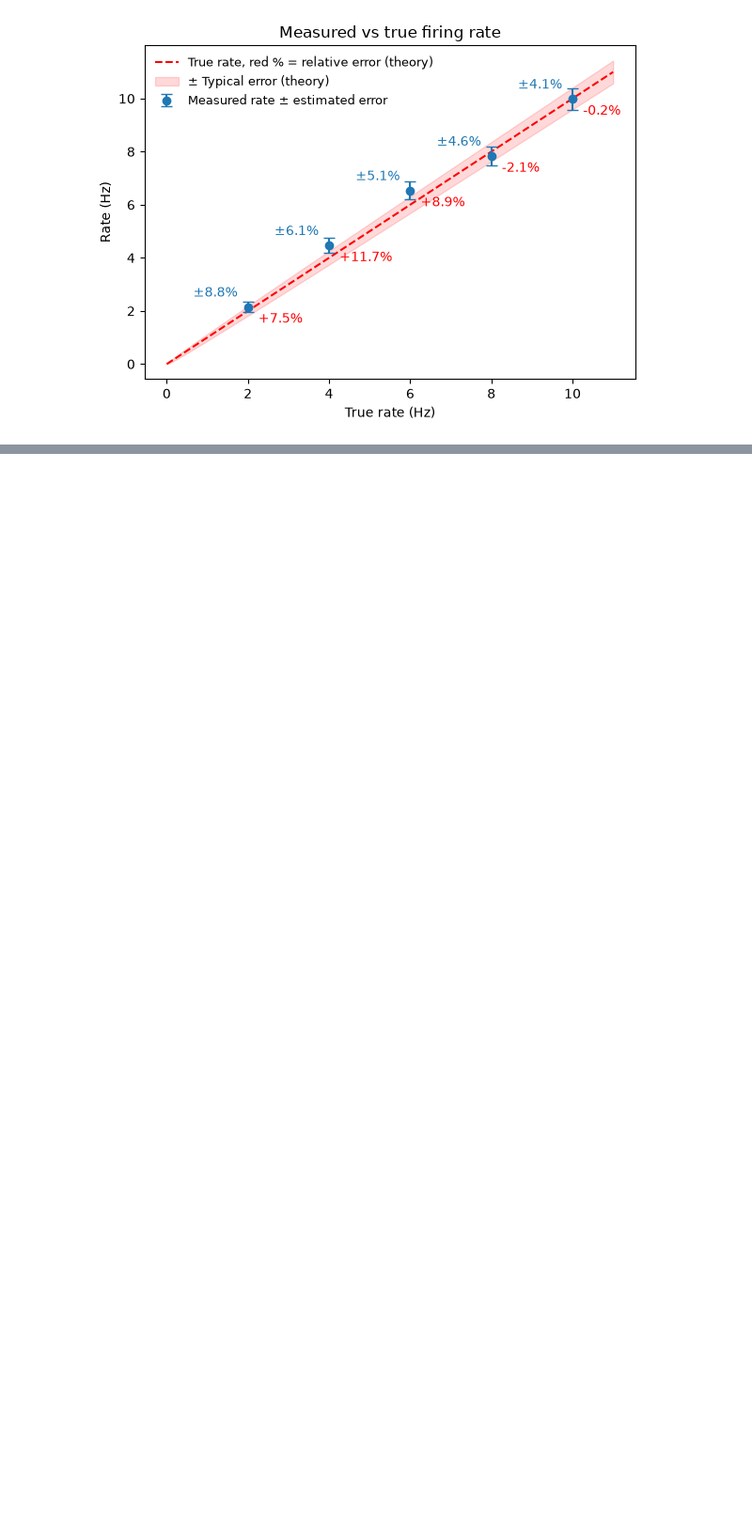
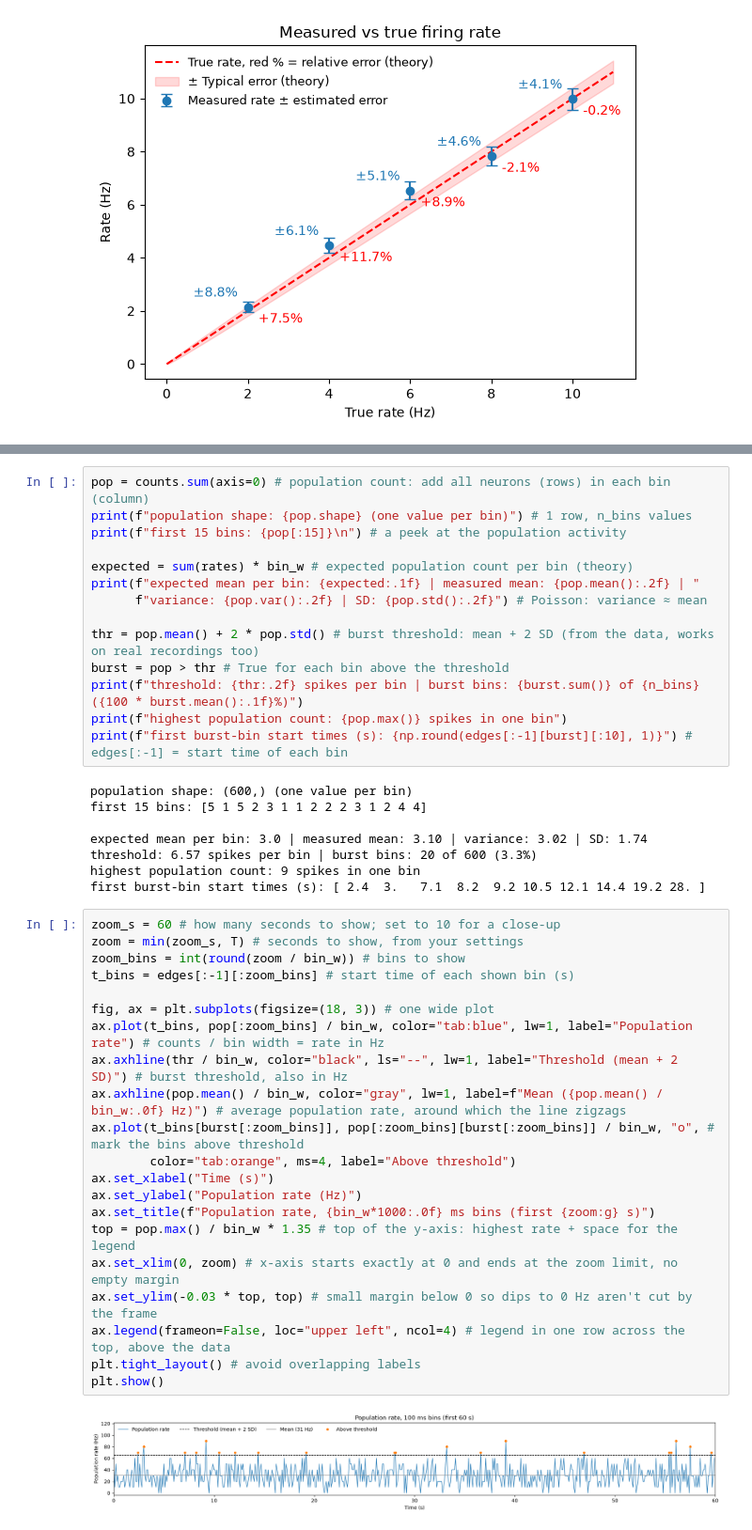
Before and after one commit to abalderasmaza/neuro-ml, a Jupyter notebook: notebooks/01_spike_stats.ipynb, the cells around one changed output, grey strips where cells are left out. Shown at 94% size. Cells and saved outputs as stored; diff of their text form; blank space fills up the shorter version.

```diff
--- a/notebooks/01_spike_stats.ipynb
+++ b/notebooks/01_spike_stats.ipynb
@@ -159,0 +320,45 @@ plt.show()
+# %%
+pop = counts.sum(axis=0) # population count: add all neurons (rows) in each bin (column)
+print(f"population shape: {pop.shape} (one value per bin)") # 1 row, n_bins values
+print(f"first 15 bins: {pop[:15]}\n") # a peek at the population activity
+
+expected = sum(rates) * bin_w # expected population count per bin (theory)
+print(f"expected mean per bin: {expected:.1f} | measured mean: {pop.mean():.2f} | "
+      f"variance: {pop.var():.2f} | SD: {pop.std():.2f}") # Poisson: variance ≈ mean
+
+thr = pop.mean() + 2 * pop.std() # burst threshold: mean + 2 SD (from the data, works on real recordings too)
+burst = pop > thr # True for each bin above the threshold
+print(f"threshold: {thr:.2f} spikes per bin | burst bins: {burst.sum()} of {n_bins} ({100 * burst.mean():.1f}%)")
+print(f"highest population count: {pop.max()} spikes in one bin")
+print(f"first burst-bin start times (s): {np.round(edges[:-1][burst][:10], 1)}") # edges[:-1] = start time of each bin
+# %% [output]
+population shape: (600,) (one value per bin)
+first 15 bins: [5 1 5 2 3 1 1 2 2 2 3 1 2 4 4]
+
+expected mean per bin: 3.0 | measured mean: 3.10 | variance: 3.02 | SD: 1.74
+threshold: 6.57 spikes per bin | burst bins: 20 of 600 (3.3%)
+highest population count: 9 spikes in one bin
+first burst-bin start times (s): [ 2.4  3.   7.1  8.2  9.2 10.5 12.1 14.4 19.2 28. ]
+# %%
+zoom_s = 60 # how many seconds to show; set to 10 for a close-up
+zoom = min(zoom_s, T) # seconds to show, from your settings
+zoom_bins = int(round(zoom / bin_w)) # bins to show
+t_bins = edges[:-1][:zoom_bins] # start time of each shown bin (s)
+
+fig, ax = plt.subplots(figsize=(18, 3)) # one wide plot
+ax.plot(t_bins, pop[:zoom_bins] / bin_w, color="tab:blue", lw=1, label="Population rate") # counts / bin width = rate in Hz
+ax.axhline(thr / bin_w, color="black", ls="--", lw=1, label="Threshold (mean + 2 SD)") # burst threshold, also in Hz
+ax.axhline(pop.mean() / bin_w, color="gray", lw=1, label=f"Mean ({pop.mean() / bin_w:.0f} Hz)") # average population rate, around which the line zigzags
+ax.plot(t_bins[burst[:zoom_bins]], pop[:zoom_bins][burst[:zoom_bins]] / bin_w, "o", # mark the bins above threshold
+        color="tab:orange", ms=4, label="Above threshold")
+ax.set_xlabel("Time (s)")
+ax.set_ylabel("Population rate (Hz)")
+ax.set_title(f"Population rate, {bin_w*1000:.0f} ms bins (first {zoom:g} s)")
+top = pop.max() / bin_w * 1.35 # top of the y-axis: highest rate + space for the legend
+ax.set_xlim(0, zoom) # x-axis starts exactly at 0 and ends at the zoom limit, no empty margin
+ax.set_ylim(-0.03 * top, top) # small margin below 0 so dips to 0 Hz aren't cut by the frame
+ax.legend(frameon=False, loc="upper left", ncol=4) # legend in one row across the top, above the data
+plt.tight_layout() # avoid overlapping labels
+plt.show()
+# %% [output]
+[figure, added]
```
Also changed, not shown: parts of 12 cells of this notebook.
